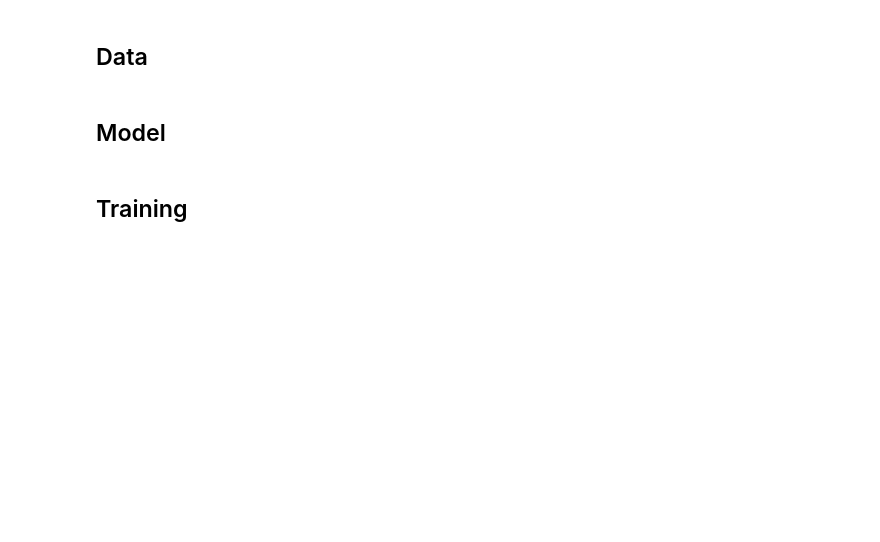
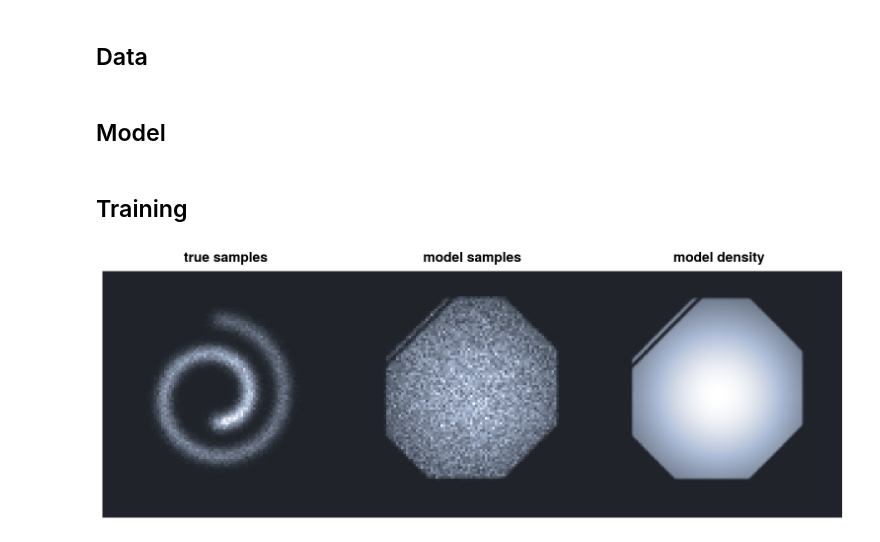
Before and after one commit to austin-hoover/ment-flow, a Jupyter notebook: experiments/2d_from_1d/train_ment.ipynb, the cells around one changed output. Cells and saved outputs as stored; diff of their text form; code cells hidden in the pictures; blank space fills up the shorter version.

```diff
--- a/experiments/2d_from_1d/train_ment.ipynb
+++ b/experiments/2d_from_1d/train_ment.ipynb
@@ -23,12 +23,12 @@ precision = torch.float32
 def send(x):
     return x.type(precision).to(device)
 # %%
-data_name = "spirals"
+data_name = "swissroll"
 data_size = int(1.00e+06)
 data_noise = None
 xmax = 3.25
-n_bins = 64
-n_meas = 6
+n_bins = 75
+n_meas = 4
 
 dist = mf.data.toy.gen_dist(data_name, noise=data_noise)
 x0 = dist.sample(data_size)
@@ -55,8 +55,7 @@ measurements = [diagnostic(transform(x0)) for transform in transforms]
 # %% [markdown]
 ## Model
 # %%
-prior = mf.models.ment.GaussianPrior(d=2, scale=1.0, device=device)
-# prior = mf.models.ment.UniformPrior(d=2, scale=20.0, device=device)
+prior = mf.models.ment.GaussianPrior(d=2, scale=2.0, device=device)
 
 sampler = mf.sample.GridSampler(limits=(2 * [(-xmax, xmax)]), res=200, device=device)
 
@@ -66,64 +65,73 @@ model = mf.models.ment.MENT_2D1D(
     diagnostic=diagnostic,
     prior=prior,
     sampler=sampler,
-    interpolate="nearest",  # {"nearest", "linear", "pchip"}
+    interpolate="pchip",  # {"nearest", "linear", "pchip"}
     device=device,
 )
 # %% [markdown]
 ## Training
 # %%
-for iteration in range(10):
-    # Compute t?he model density.
-    res = 200
-    grid_coords = 2 * [torch.linspace(-xmax, xmax, res)]
+# Settings
+n_iterations = 10
+method = "sample"  # {"integrate", "sample"}
+method_kws = dict(
+    n=int(1.00e+06)  # number of particles
+)
+vis_n_bins = 100
+vis_n_samples = int(1.00e+05)
+vis_res = 200
+
+for iteration in range(n_iterations):
+    # Draw samples from the true distribution.
+    x_true = dist.sample(vis_n_samples)
+    x_true = grab(x_true)
+
+    # Draw samples from the model distribution.
+    x = model.sample(vis_n_samples)
+    x = grab(x)
+
+    # Evaluate the model distribution on a grid.
+    res = vis_res
+    grid_coords = 2 * [torch.linspace(-xmax, xmax, vis_res)]
     grid_points = mf.utils.get_grid_points_torch(grid_coords)
     grid_points = send(grid_points)
     prob = model.prob(grid_points)
-    prob = prob.reshape(res, res)
+    prob = prob.reshape(vis_res, vis_res)
     prob = grab(prob)
 
-    # Draw samples from the true distribution.
-    n_samples = 100000
-    x_true = dist.sample(n_samples)
-    x_true = grab(x_true)
+    # Simulate the measurements.
+    predictions = model.simulate(method=method, **method_kws)
 
-    # Draw samples from the model.
-    x = model.sample(n_samples)
-    x = grab(x)
-
-    # Simulate the measurements.
-    predictions = model.simulate(method="sample", n=n_samples)
-
-    # Plot density.
+    # Plot density
     fig, axs = pplt.subplots(ncols=3, space=0, xspineloc="neither", yspineloc="neither")
-    kws = dict()
-    limits = 2 * [(-xmax, xmax)]
-
-    n_bins = 100
-    axs[0].hist2d(x_true[:, 0], x_true[:, 1], bins=n_bins, range=limits, **kws)
-    axs[1].pcolormesh(grid_coords[0], grid_coords[1], prob.T, **kws)
-    axs[2].hist2d(x[:, 0], x[:, 1], bins=n_bins, range=limits, **kws)
-    axs.format(toplabels=["True samples", "MENT density", "MENT samples"])
+    kws = {
+        "cmap": pplt.Colormap("dark_r", space="hpl"),
+    }
+    for _x, ax in zip([x_true, x], axs):
+        ax.hist2d(_x[:, 0], _x[:, 1], bins=vis_n_bins, range=(2 * [(-xmax, xmax)]), **kws)
+    axs[2].pcolormesh(grid_coords[0], grid_coords[1], prob.T, **kws)
+    axs.format(toplabels=["true samples", "model samples", "model density"])
     pplt.show()
 
-    # Plot projections.
+    # Plot projections
     ncols = 7
     nrows = 1 + n_meas // ncols
     fig, axs = pplt.subplots(ncols=ncols, nrows=nrows, figheight=(1.1 * nrows), figwidth=10.0)
     for i in range(n_meas):
         kws = dict(lw=1.25)
         bin_coords = mf.utils.centers_from_edges(diagnostic.bin_edges)
         axs[i].plot(grab(bin_coords), grab(measurements[i]), color="black", **kws)
         axs[i].plot(grab(bin_coords), grab(predictions[i]), color="red", **kws)
     pplt.show()
 
-    # Compute discrepancy.
+    # Compute the simulation-measurement discrepancy.
     discrepancy = sum(torch.sum(torch.abs(predictions[i] - measurements[i])) for i in range(n_meas)) / n_meas
 
-    # Print a summary
+    # Print a summary.
     print("iteration = {}".format(iteration))
     print("discrepancy = {}".format(discrepancy))
 
-    ## Update lagrange multipliers.
-    model.gauss_seidel_iterate(method="integrate")
-    # model.gauss_seidel_iterate(method="sample", n=int(1.00e+06))
+    # Update the lagrange functions.
+    model.gauss_seidel_iterate(method=method, **method_kws)
+# %% [output]
+[figure, added]
```
Also changed, not shown: parts of 1 cell of this notebook, 2 other files.
